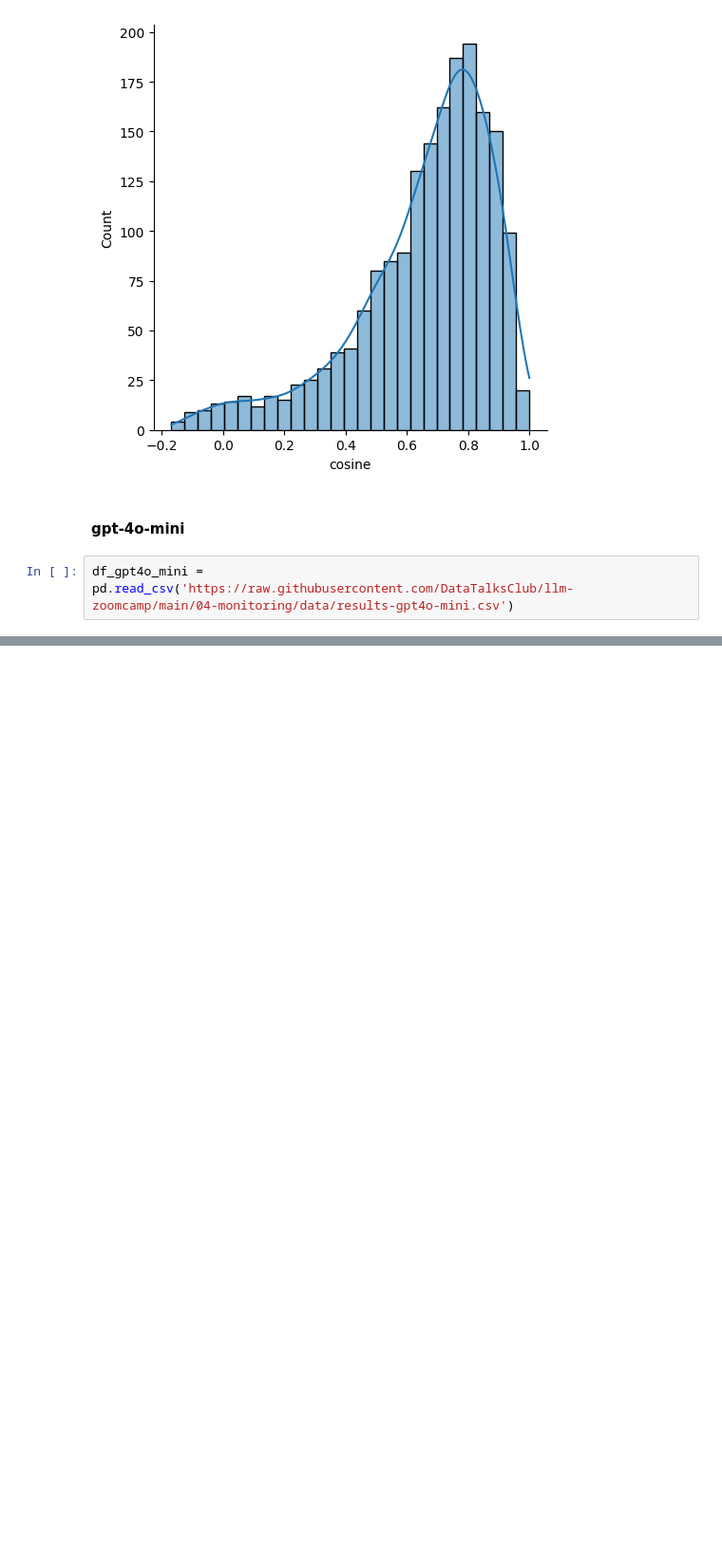
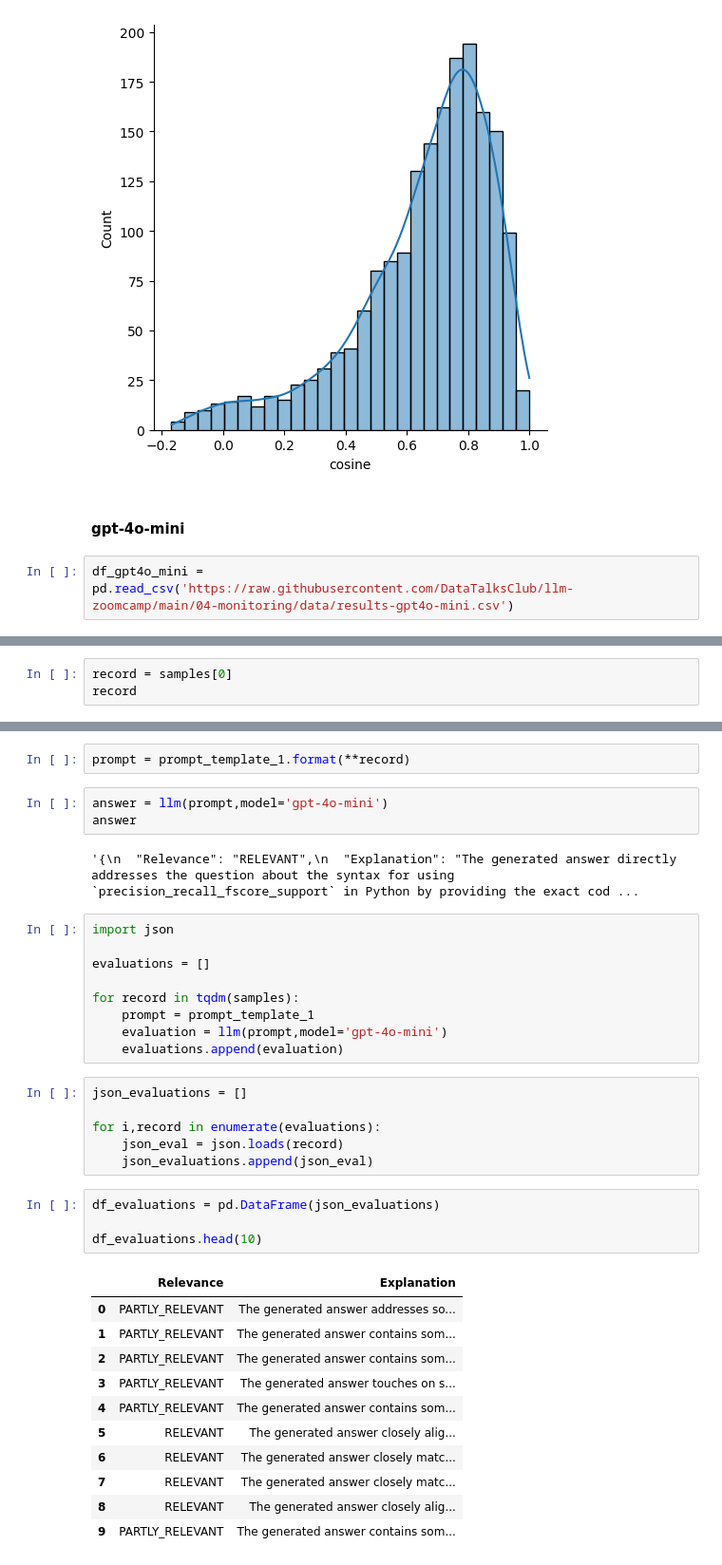
Before and after one commit to okellodaniel/llm-scholar, a Jupyter notebook: 04-Monitoring/offline_evaluation.ipynb, the cells around one changed output, grey strips where cells are left out. Shown at 95% size. Drawn from its saved outputs; the diff is of its cells as text; blank space fills up the shorter version.

```diff
--- a/04-Monitoring/offline_evaluation.ipynb
+++ b/04-Monitoring/offline_evaluation.ipynb
@@ -498,0 +621,3 @@ results_gpt4o_mini
+# %%
+record = samples[0]
+record
@@ -498,0 +631,38 @@ results_gpt4o_mini
+# %%
+prompt = prompt_template_1.format(**record)
+# %%
+answer = llm(prompt,model='gpt-4o-mini')
+answer
+# %% [output]
+'{\n  "Relevance": "RELEVANT",\n  "Explanation": "The generated answer directly addresses the question about the syntax for using `precision_recall_fscore_support` in Python by providing the exact cod ...
+# %%
+import json
+
+evaluations = []
+
+for record in tqdm(samples):
+    prompt = prompt_template_1
+    evaluation = llm(prompt,model='gpt-4o-mini')
+    evaluations.append(evaluation)
+# %%
+json_evaluations = []
+
+for i,record in enumerate(evaluations):
+    json_eval = json.loads(record)
+    json_evaluations.append(json_eval)
+# %%
+df_evaluations = pd.DataFrame(json_evaluations)
+
+df_evaluations.head(10)
+# %% [output]
+|  | Relevance | Explanation |
+| 0 | PARTLY_RELEVANT | The generated answer addresses so... |
+| 1 | PARTLY_RELEVANT | The generated answer contains som... |
+| 2 | PARTLY_RELEVANT | The generated answer contains som... |
+| 3 | PARTLY_RELEVANT | The generated answer touches on s... |
+| 4 | PARTLY_RELEVANT | The generated answer contains som... |
+| 5 | RELEVANT | The generated answer closely alig... |
+| 6 | RELEVANT | The generated answer closely matc... |
+| 7 | RELEVANT | The generated answer closely matc... |
+| 8 | RELEVANT | The generated answer closely alig... |
+| 9 | PARTLY_RELEVANT | The generated answer contains som... |
```
Also changed, not shown: parts of 20 cells of this notebook, 2 other files.
